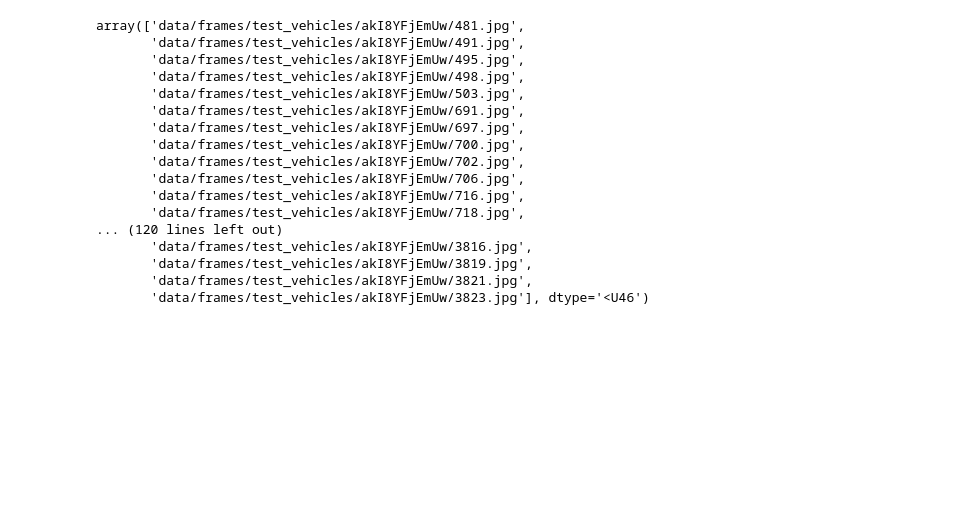
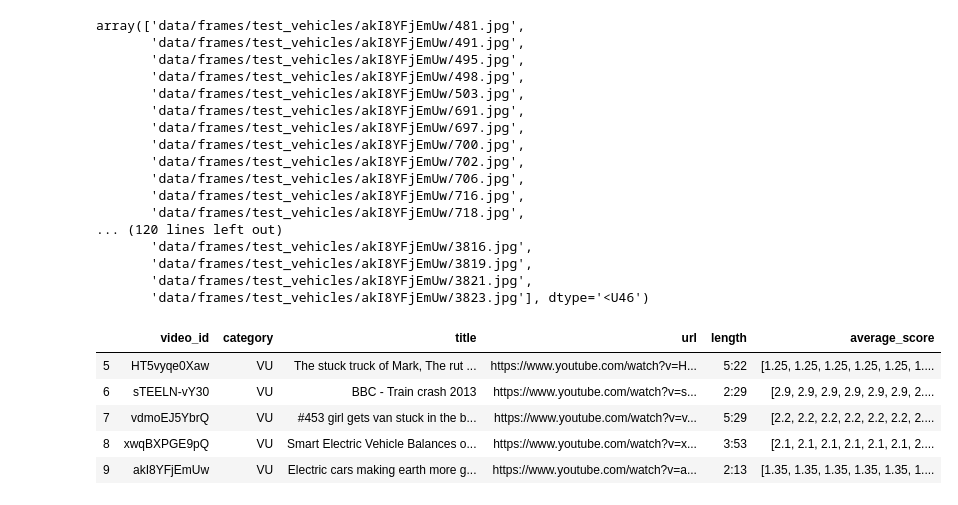
Before and after one commit to SachinGokal/capstone-final, a Jupyter notebook: sequence-based-category.ipynb, the cells around one changed output. Cells and saved outputs as stored; diff of their text form; code cells hidden in the pictures; blank space fills up the shorter version.

```diff
--- a/sequence-based-category.ipynb
+++ b/sequence-based-category.ipynb
@@ -854,3 +910,12 @@ array(['data/frames/test_vehicles/akI8YFjEmUw/481.jpg',
        'data/frames/test_vehicles/akI8YFjEmUw/3823.jpg'], dtype='<U46')
 # %%
 create_video_from_frames(peak_frames_ec_predicted, 'ec-predicted-new.mp4')
+# %%
+full_df[5:10]
+# %% [output]
+|  | video_id | category | title | url | length | average_score |
+| 5 | HT5vyqe0Xaw | VU | The stuck truck of Mark, The rut ... | https://www.youtube.com/watch?v=H... | 5:22 | [1.25, 1.25, 1.25, 1.25, 1.25, 1.... |
+| 6 | sTEELN-vY30 | VU | BBC - Train crash 2013 | https://www.youtube.com/watch?v=s... | 2:29 | [2.9, 2.9, 2.9, 2.9, 2.9, 2.9, 2.... |
+| 7 | vdmoEJ5YbrQ | VU | #453 girl gets van stuck in the b... | https://www.youtube.com/watch?v=v... | 5:29 | [2.2, 2.2, 2.2, 2.2, 2.2, 2.2, 2.... |
+| 8 | xwqBXPGE9pQ | VU | Smart Electric Vehicle Balances o... | https://www.youtube.com/watch?v=x... | 3:53 | [2.1, 2.1, 2.1, 2.1, 2.1, 2.1, 2.... |
+| 9 | akI8YFjEmUw | VU | Electric cars making earth more g... | https://www.youtube.com/watch?v=a... | 2:13 | [1.35, 1.35, 1.35, 1.35, 1.35, 1.... |
```
Also changed, not shown: parts of 6 cells of this notebook, 15 other files.
